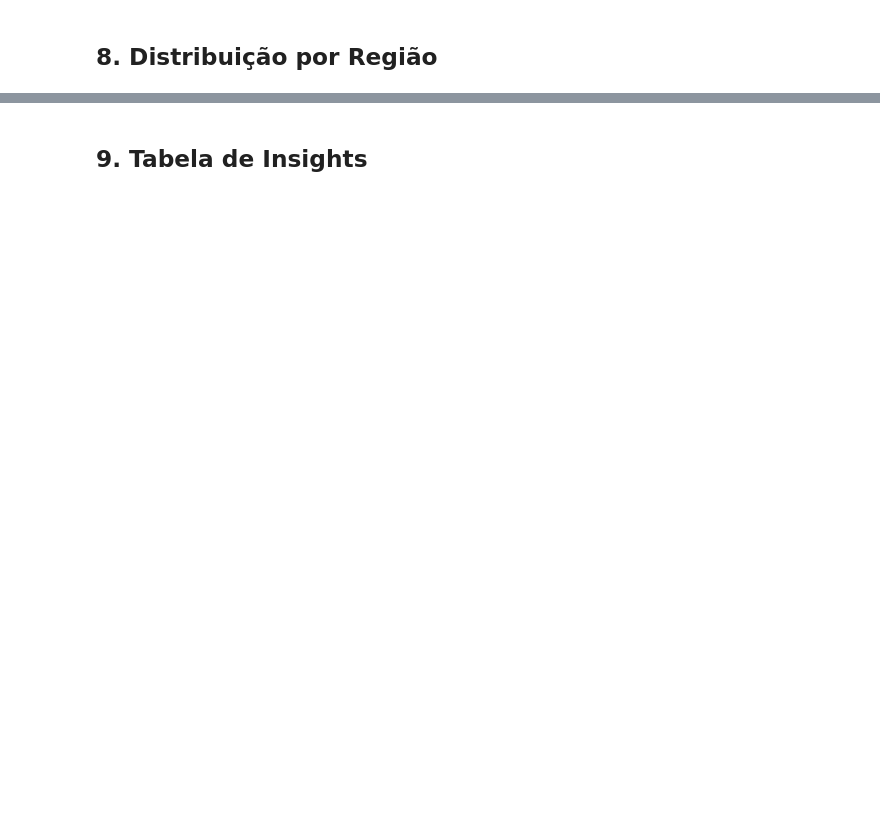
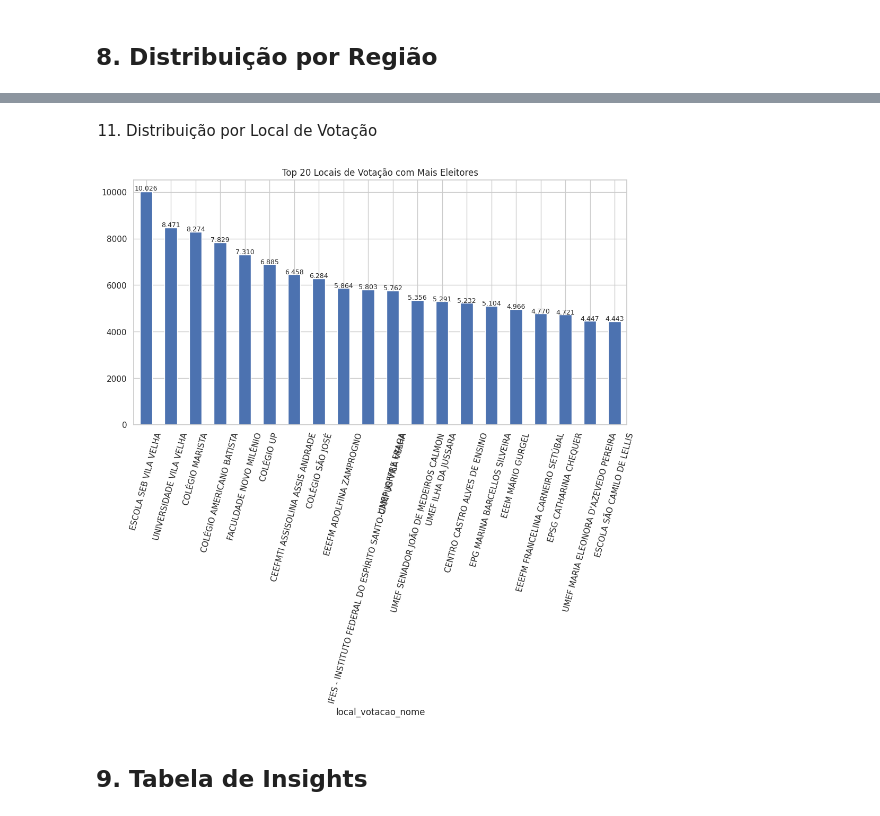
Before and after one commit to JohnDiognes/analise-perfil-eleitor-vila-velha, a Jupyter notebook: notebooks/02_analise_exploratoria.ipynb, the cells around one changed output, grey strips where cells are left out. Cells and saved outputs as stored; diff of their text form; code cells hidden in the pictures; blank space fills up the shorter version.

```diff
--- a/notebooks/02_analise_exploratoria.ipynb
+++ b/notebooks/02_analise_exploratoria.ipynb
@@ -200,3 +259,18 @@ print(f"O total de eleitores é: {total_eleitores}")
+# %% [markdown]
+11. Distribuição por Local de Votação
+# %%
+plt.figure()
+ax = df_vv.groupby("local_votacao_nome")["quant_eleitores"].sum().nlargest(20).plot(kind="bar")
+
+plt.title("Top 20 Locais de Votação com Mais Eleitores")
+plt.xticks(rotation=75)
+add_labels(ax)
+plt.tight_layout()
+
+plt.savefig(f"{repo_nome}/docs/top20_Locais.png")
+plt.show()
+# %% [output]
+[figure, added]
 # %% [markdown]
 ## 9. Tabela de Insights
 # %%
```
Also changed, not shown: parts of 20 cells of this notebook.
